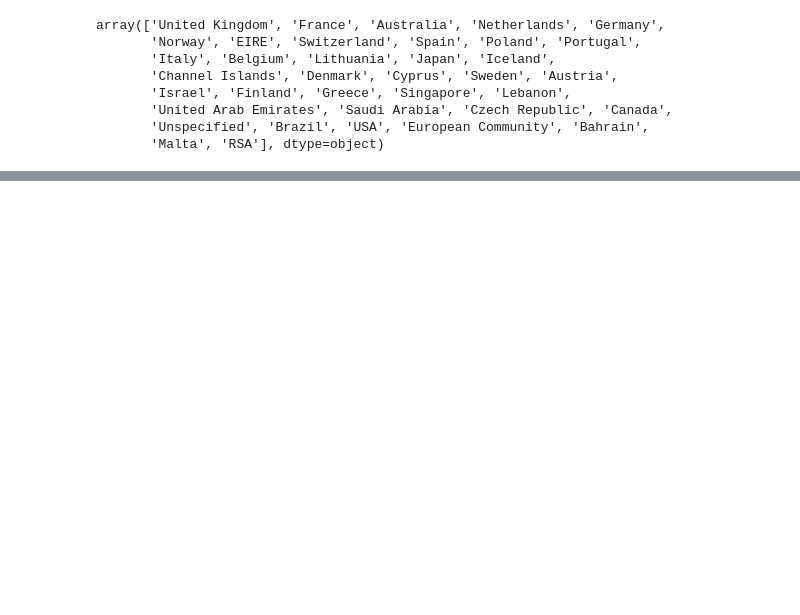
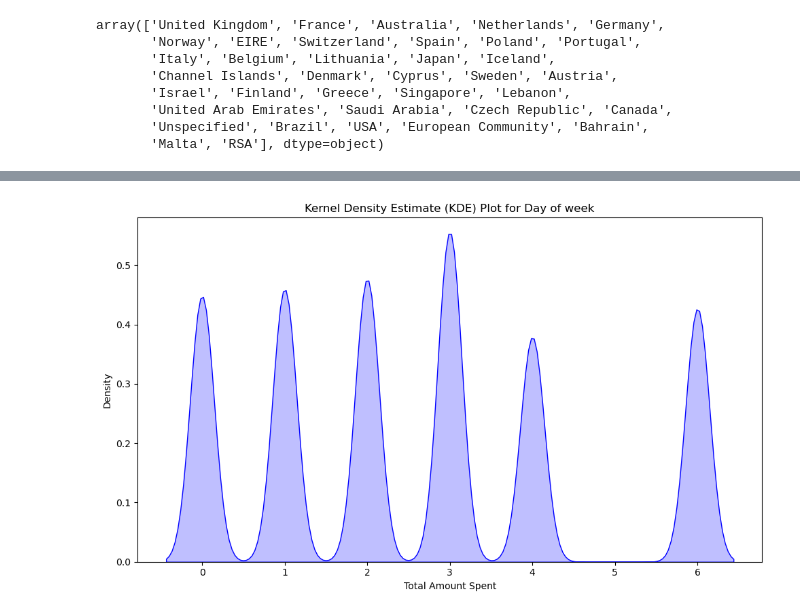
Before and after one commit to moyinajayi/Retail_customer_Clustering, a Jupyter notebook: OnlineSales.ipynb, the cells around one changed output, grey strips where cells are left out. Saved outputs shown, nothing was run; the diff lists cells and outputs as text; code cells hidden in the pictures; blank space fills up the shorter version.

```diff
--- a/OnlineSales.ipynb
+++ b/OnlineSales.ipynb
@@ -89,0 +144,10 @@ total_amount.head()
+# %%
+plt.figure(figsize=(10, 6))
+sns.kdeplot(data=df['Day_of_Week_Integer'], shade=True, color='blue')
+plt.title('Kernel Density Estimate (KDE) Plot for Day of week')
+plt.xlabel('Total Amount Spent')
+plt.ylabel('Density')
+plt.tight_layout()
+plt.show()
+# %% [output]
+[figure, added]
```
Also changed, not shown: parts of 26 cells of this notebook.
